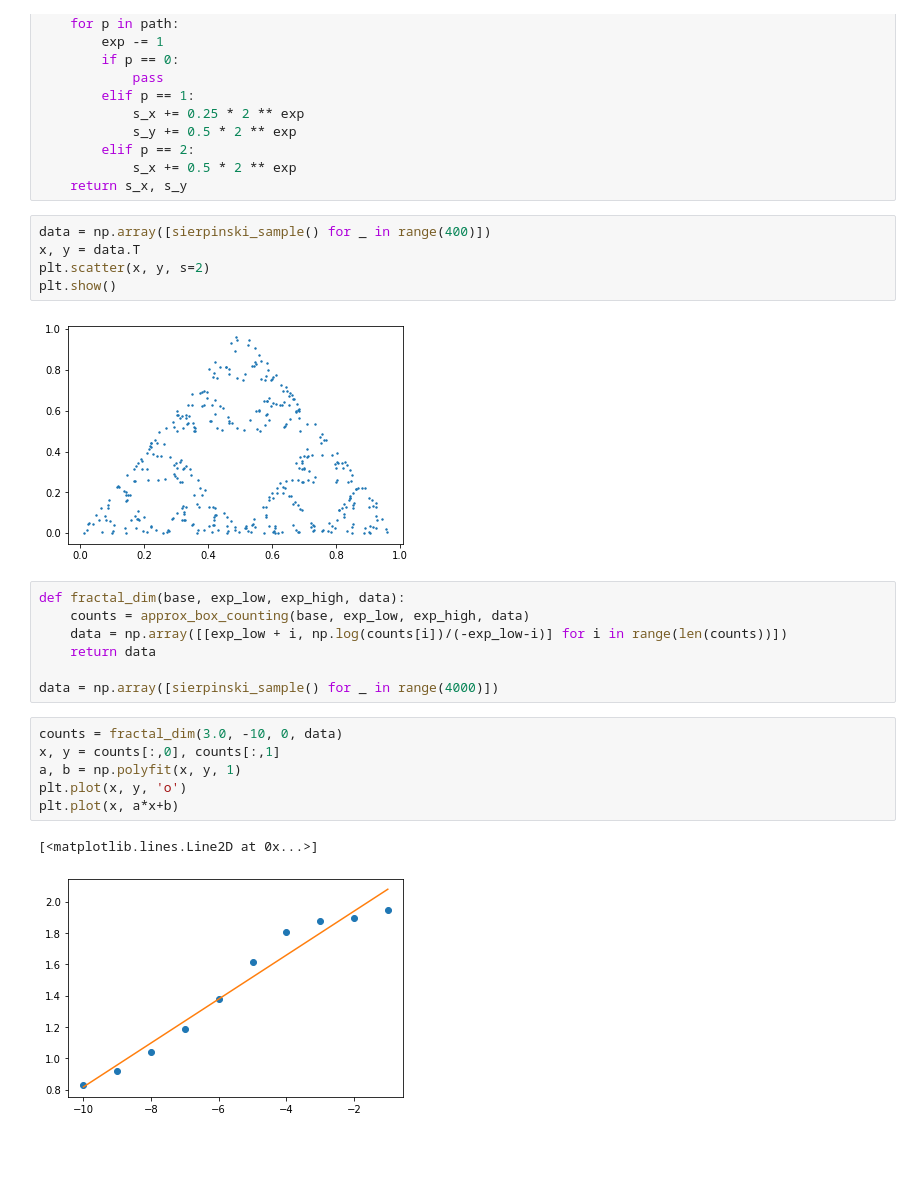
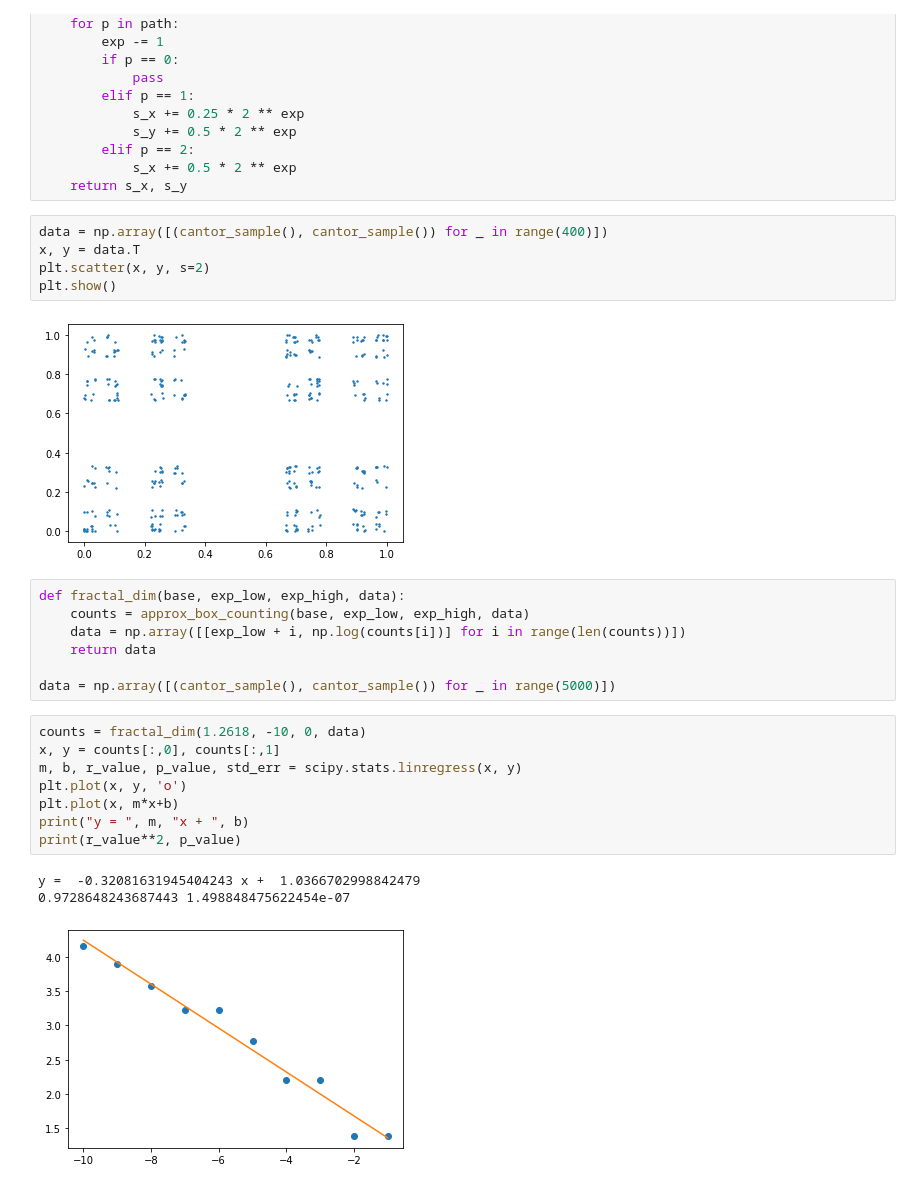
Before and after one commit to StellaAthena/fractal-ml, a Jupyter notebook: notebooks/Dimensions.ipynb, the cells around one changed output. Cells and saved outputs as stored; diff of their text form; blank space fills up the shorter version.

Commit message:
Tested fractal dimension

```diff
--- a/notebooks/Dimensions.ipynb
+++ b/notebooks/Dimensions.ipynb
@@ -46,28 +48,31 @@ def sierpinski_sample(precision=100):
             s_x += 0.5 * 2 ** exp
     return s_x, s_y
 # %%
-data = np.array([sierpinski_sample() for _ in range(400)])
+data = np.array([(cantor_sample(), cantor_sample()) for _ in range(400)])
 x, y = data.T
 plt.scatter(x, y, s=2)
 plt.show()
 # %% [output]
-[figure, old version]
+[figure, new version]
 # %%
 def fractal_dim(base, exp_low, exp_high, data):
     counts = approx_box_counting(base, exp_low, exp_high, data)
-    data = np.array([[exp_low + i, np.log(counts[i])/(-exp_low-i)] for i in range(len(counts))])
+    data = np.array([[exp_low + i, np.log(counts[i])] for i in range(len(counts))])
     return data
 
-data = np.array([sierpinski_sample() for _ in range(4000)])
+data = np.array([(cantor_sample(), cantor_sample()) for _ in range(5000)])
 # %%
-counts = fractal_dim(3.0, -10, 0, data)
+counts = fractal_dim(1.2618, -10, 0, data)
 x, y = counts[:,0], counts[:,1]
-a, b = np.polyfit(x, y, 1)
+m, b, r_value, p_value, std_err = scipy.stats.linregress(x, y)
 plt.plot(x, y, 'o')
-plt.plot(x, a*x+b)
+plt.plot(x, m*x+b)
+print("y = ", m, "x + ", b)
+print(r_value**2, p_value)
 # %% [output]
-[<matplotlib.lines.Line2D at 0x...>]
+y =  -0.32081631945404243 x +  1.0366702998842479
+0.9728648243687443 1.498848475622454e-07
-[figure, old version]
+[figure, new version]
 # %%
 counts
 # %% [output]
```
Also changed, not shown: parts of 2 cells of this notebook, 1 other file.
